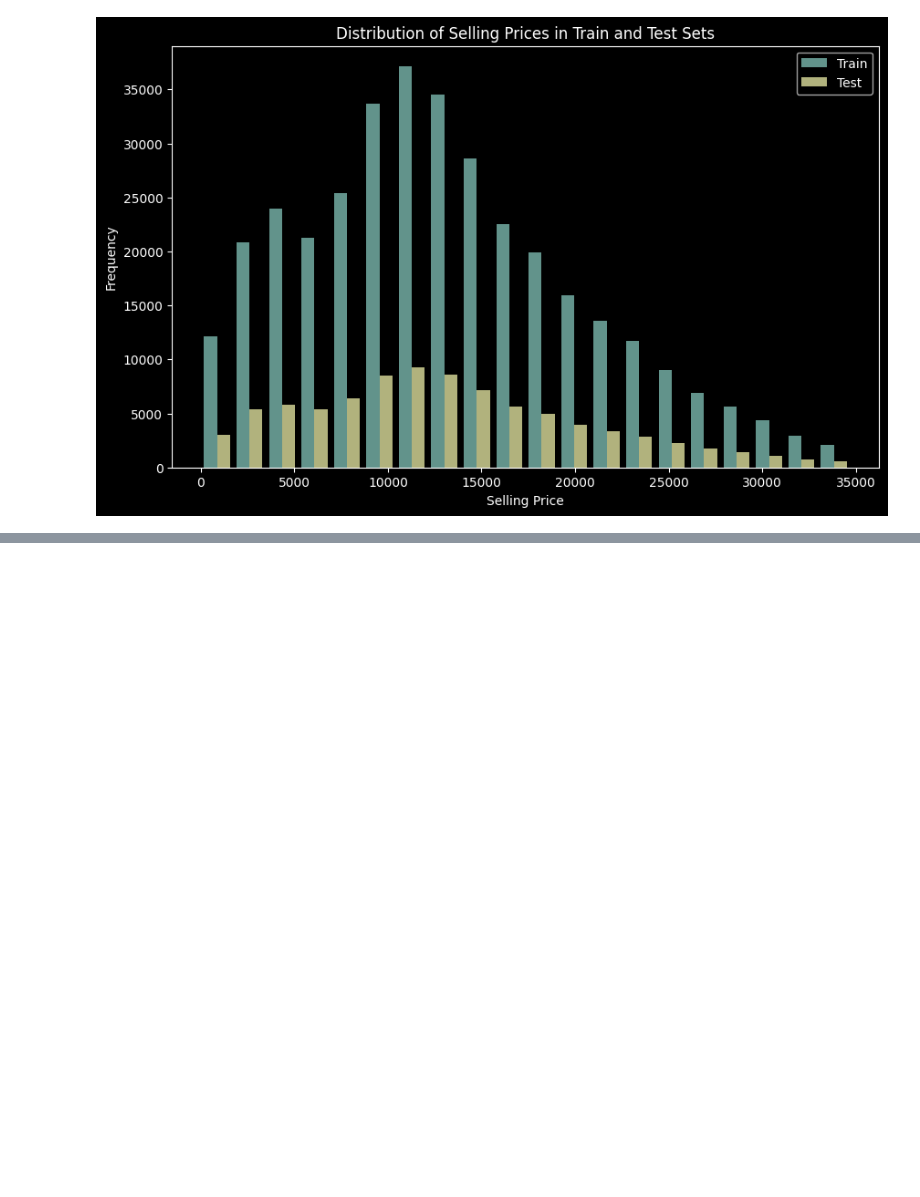
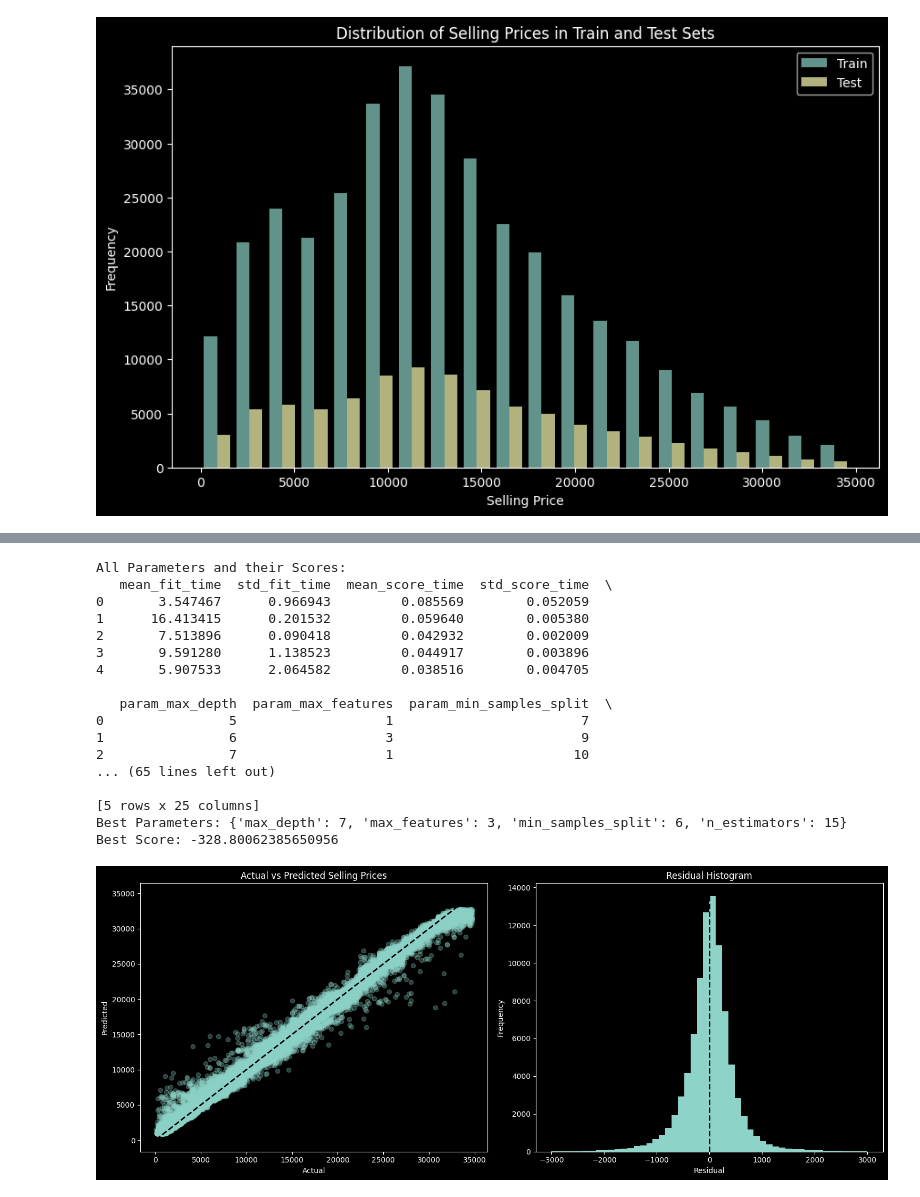
Before and after one commit to swoogie/ktu_ml, a Jupyter notebook: mini1.ipynb, the cells around one changed output, grey strips where cells are left out. Drawn from its saved outputs; the diff is of its cells as text; code cells hidden in the pictures; blank space fills up the shorter version.

```diff
--- a/mini1.ipynb
+++ b/mini1.ipynb
@@ -217 +295,34 @@ def find_best_hyperparams(param_dist, model, fit_train_features, fit_train_targe
+# %%
+from sklearn.ensemble import RandomForestRegressor
+
+param_dist = {
+    'max_depth': randint(5, 10),
+    'max_features': ['sqrt'] + list(range(1, len(X.columns) // 2)),
+    'min_samples_split': randint(5, 20),
+    'n_estimators': randint(10, 30)
+}
+
+best_params, param_scores = find_best_hyperparams(param_dist, RandomForestRegressor(random_state=0, n_jobs=-1), X_train, y_train)
+
+best_params['n_jobs']=-1
+predict_and_plot(RandomForestRegressor, best_params, X_train, X_test, y_train, y_test)
+# %% [output]
+All Parameters and their Scores:
+   mean_fit_time  std_fit_time  mean_score_time  std_score_time  \
+0       3.547467      0.966943         0.085569        0.052059
+1      16.413415      0.201532         0.059640        0.005380
+2       7.513896      0.090418         0.042932        0.002009
+3       9.591280      1.138523         0.044917        0.003896
+4       5.907533      2.064582         0.038516        0.004705
+
+   param_max_depth  param_max_features  param_min_samples_split  \
+0                5                   1                        7
+1                6                   3                        9
+2                7                   1                       10
+... (65 lines left out)
+
+[5 rows x 25 columns]
+Best Parameters: {'max_depth': 7, 'max_features': 3, 'min_samples_split': 6, 'n_estimators': 15}
+Best Score: -328.80062385650956
+[figure, added]
 # %%
```
Also changed, not shown: parts of 14 cells of this notebook.
